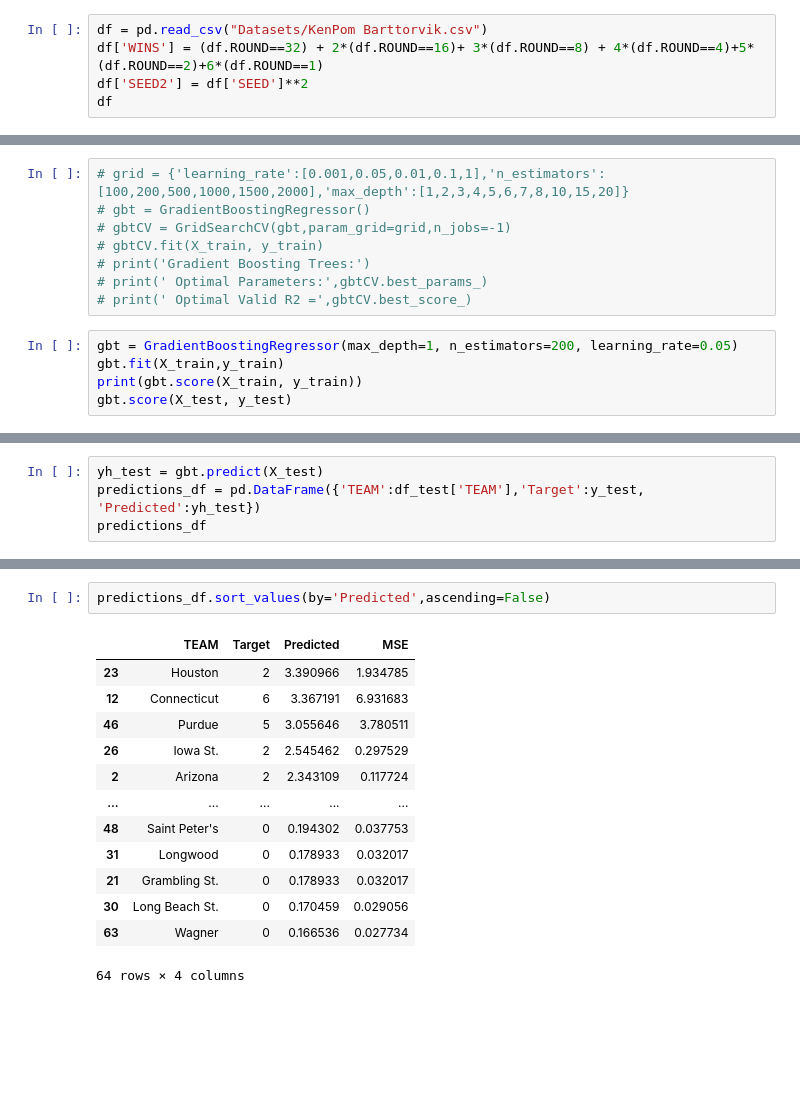
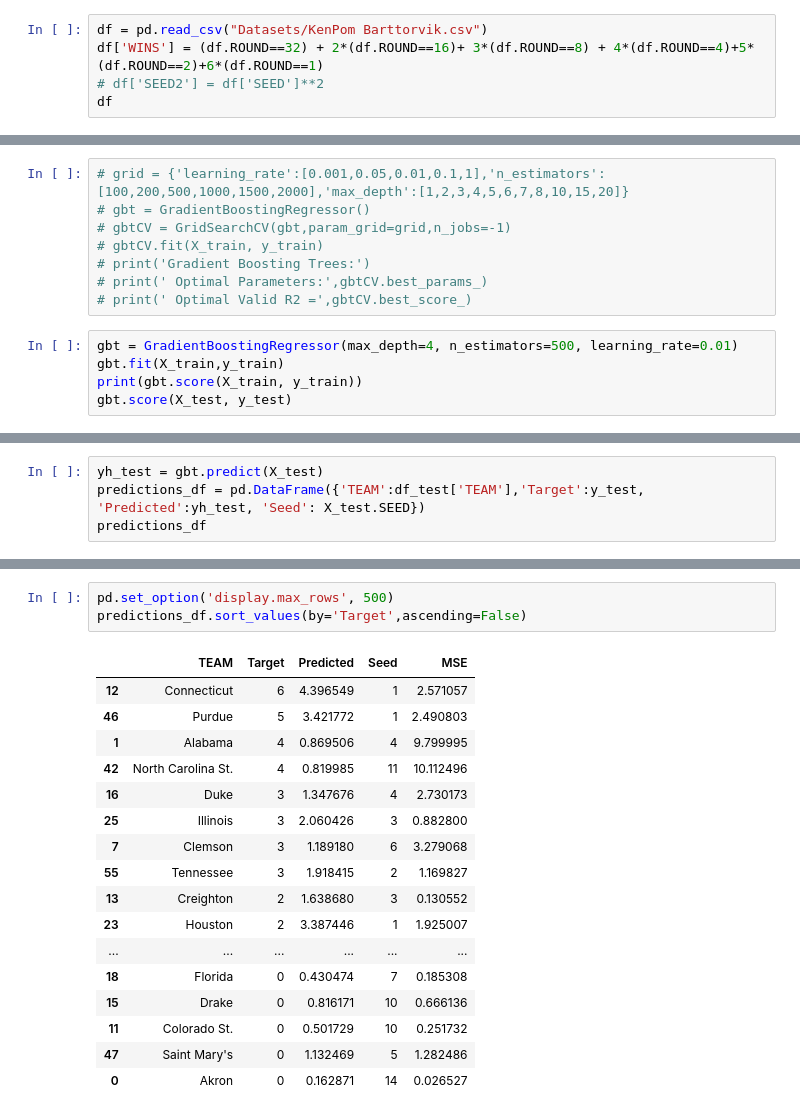
Before and after one commit to rhit-utsisda/ML-Project, a Jupyter notebook: Project/AllRegressions.ipynb, the cells around one changed output, grey strips where cells are left out. Cells and saved outputs as stored; diff of their text form; blank space fills up the shorter version.

Commit message:
some updates with Seed2

```diff
--- a/Project/AllRegressions.ipynb
+++ b/Project/AllRegressions.ipynb
@@ -30,7 +30,7 @@ from sklearn.ensemble import GradientBoostingRegressor
 # %%
 df = pd.read_csv("Datasets/KenPom Barttorvik.csv")
 df['WINS'] = (df.ROUND==32) + 2*(df.ROUND==16)+ 3*(df.ROUND==8) + 4*(df.ROUND==4)+5*(df.ROUND==2)+6*(df.ROUND==1)
-df['SEED2'] = df['SEED']**2
+# df['SEED2'] = df['SEED']**2
 df
 # %% [output]
 |  | YEAR | CONF | CONF ID | QUAD NO | QUAD ID | TEAM NO | TEAM ID | TEAM | SEED | ROUND | ... | ... |
@@ -267,7 +267,7 @@ Length: 95, dtype: float64
 # print(' Optimal Parameters:',gbtCV.best_params_)
 # print(' Optimal Valid R2 =',gbtCV.best_score_)
 # %%
-gbt = GradientBoostingRegressor(max_depth=1, n_estimators=200, learning_rate=0.05)
+gbt = GradientBoostingRegressor(max_depth=4, n_estimators=500, learning_rate=0.01)
 gbt.fit(X_train,y_train)
 print(gbt.score(X_train, y_train))
 gbt.score(X_test, y_test)
@@ -277,5 +288,5 @@ gbt.score(X_test, y_test)
 # %%
 yh_test = gbt.predict(X_test)
-predictions_df = pd.DataFrame({'TEAM':df_test['TEAM'],'Target':y_test, 'Predicted':yh_test})
+predictions_df = pd.DataFrame({'TEAM':df_test['TEAM'],'Target':y_test, 'Predicted':yh_test, 'Seed': X_test.SEED})
 predictions_df
 # %% [output]
@@ -312,19 +323,24 @@ predictions_df.sort_values(by='MSE')
 # %%
-predictions_df.sort_values(by='Predicted',ascending=False)
+pd.set_option('display.max_rows', 500)
+predictions_df.sort_values(by='Target',ascending=False)
 # %% [output]
-|  | TEAM | Target | Predicted | MSE |
-| 23 | Houston | 2 | 3.390966 | 1.934785 |
-| 12 | Connecticut | 6 | 3.367191 | 6.931683 |
-| 46 | Purdue | 5 | 3.055646 | 3.780511 |
-| 26 | Iowa St. | 2 | 2.545462 | 0.297529 |
-| 2 | Arizona | 2 | 2.343109 | 0.117724 |
-| ... | ... | ... | ... | ... |
-| 48 | Saint Peter's | 0 | 0.194302 | 0.037753 |
-| 31 | Longwood | 0 | 0.178933 | 0.032017 |
-| 21 | Grambling St. | 0 | 0.178933 | 0.032017 |
-| 30 | Long Beach St. | 0 | 0.170459 | 0.029056 |
-| 63 | Wagner | 0 | 0.166536 | 0.027734 |
+|  | TEAM | Target | Predicted | Seed | MSE |
+| 12 | Connecticut | 6 | 4.396549 | 1 | 2.571057 |
+| 46 | Purdue | 5 | 3.421772 | 1 | 2.490803 |
+| 1 | Alabama | 4 | 0.869506 | 4 | 9.799995 |
+| 42 | North Carolina St. | 4 | 0.819985 | 11 | 10.112496 |
+| 16 | Duke | 3 | 1.347676 | 4 | 2.730173 |
+| 25 | Illinois | 3 | 2.060426 | 3 | 0.882800 |
+| 7 | Clemson | 3 | 1.189180 | 6 | 3.279068 |
+| 55 | Tennessee | 3 | 1.918415 | 2 | 1.169827 |
+| 13 | Creighton | 2 | 1.638680 | 3 | 0.130552 |
+| 23 | Houston | 2 | 3.387446 | 1 | 1.925007 |
+| ... | ... | ... | ... | ... | ... |
+| 18 | Florida | 0 | 0.430474 | 7 | 0.185308 |
+| 15 | Drake | 0 | 0.816171 | 10 | 0.666136 |
+| 11 | Colorado St. | 0 | 0.501729 | 10 | 0.251732 |
+| 47 | Saint Mary's | 0 | 1.132469 | 5 | 1.282486 |
+| 0 | Akron | 0 | 0.162871 | 14 | 0.026527 |
-64 rows × 4 columns
 # %%
 importances = pd.Series(gbt.feature_importances_,index = X_train.columns)
 importances.sort_values(ascending=False)
```
Also changed, not shown: parts of 15 cells of this notebook.
